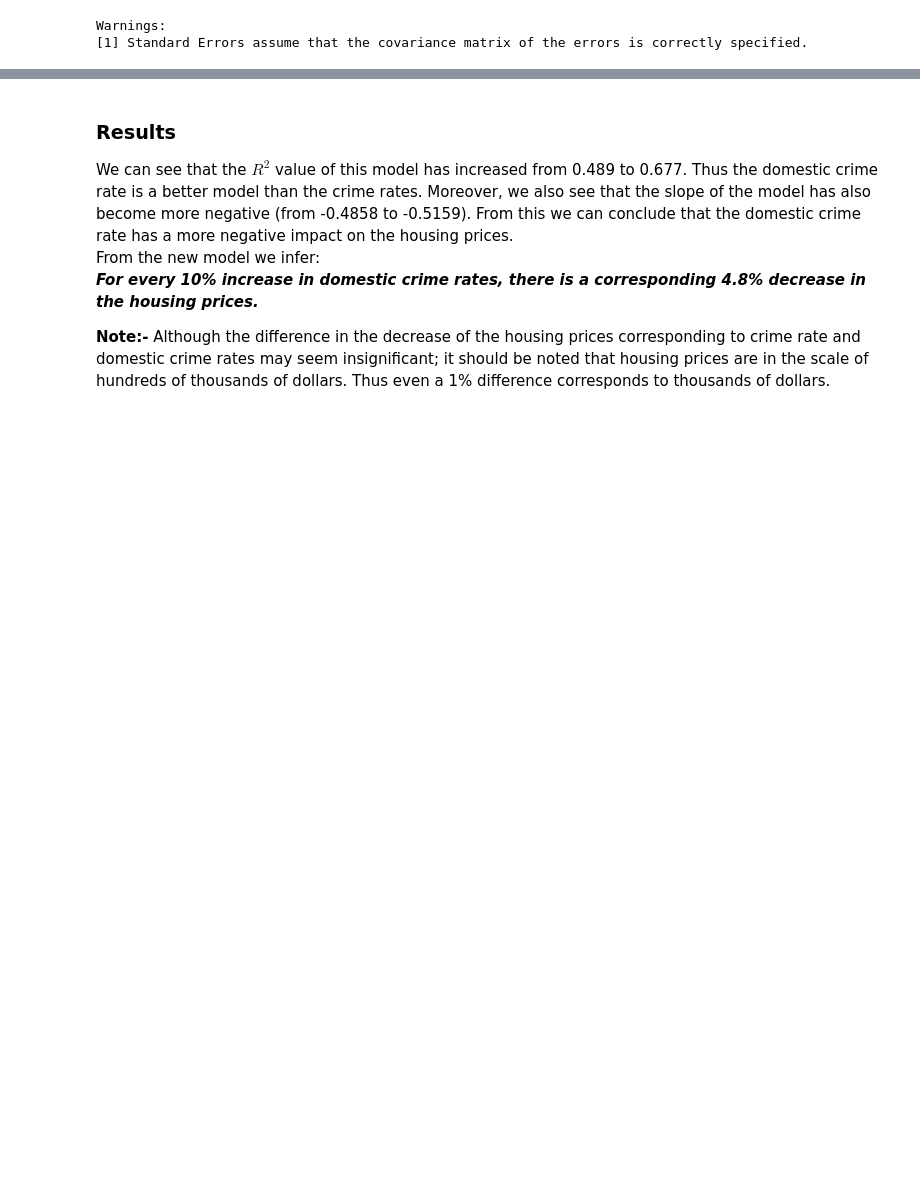
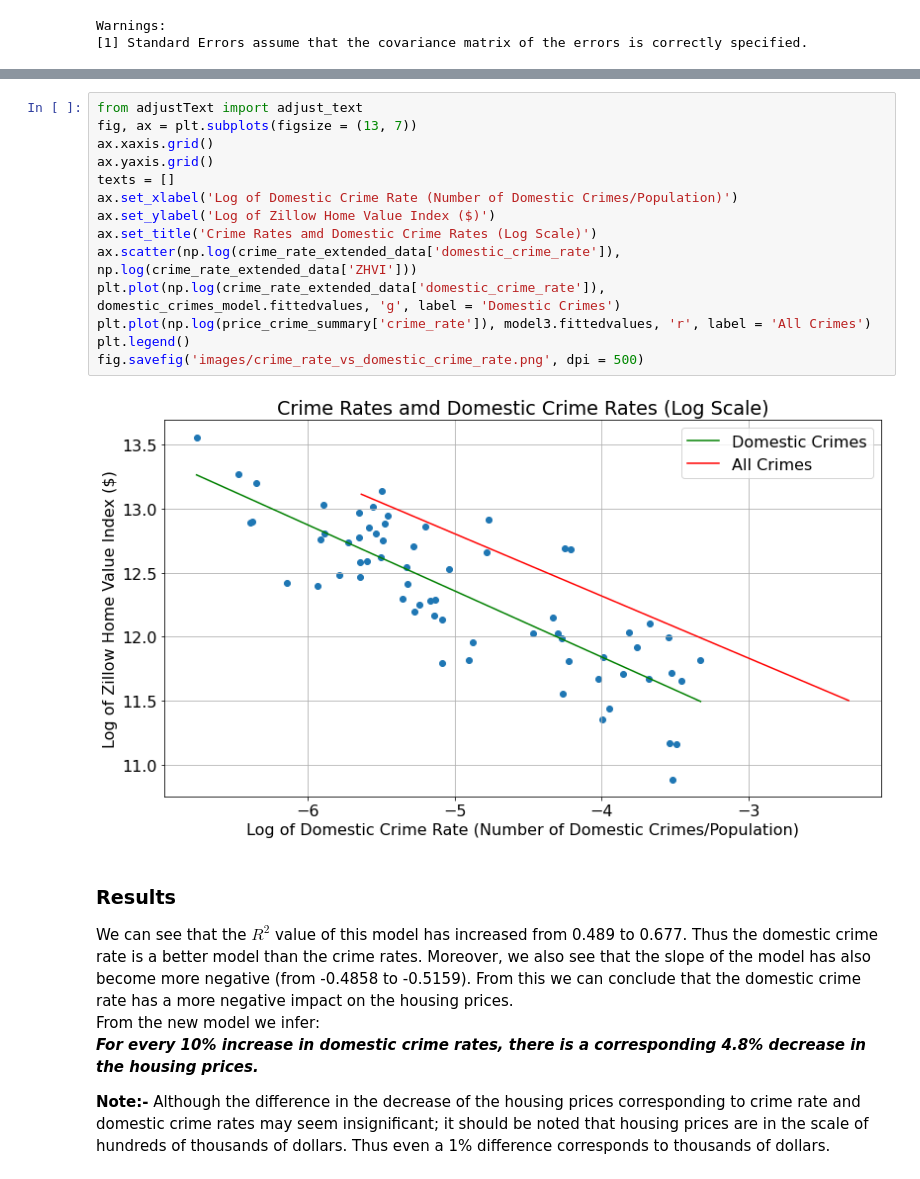
Before and after one commit to chavi-g/crime-rate-and-housing-price-analysis, a Jupyter notebook: final-project-report.ipynb, the cells around one changed output, grey strips where cells are left out. Saved outputs shown, nothing was run; the diff lists cells and outputs as text; blank space fills up the shorter version.

Commit message:
Adding image for crime vs domestic crime rate comparison

```diff
--- a/final-project-report.ipynb
+++ b/final-project-report.ipynb
@@ -413,6 +409,22 @@ for index, point in crime_rate_extended_data.iterrows():
 fig.savefig('images/domestic_crime_vs_prices_regression_log_scaled.png', dpi = 500)
 # %% [output]
 [figure]
+# %%
+from adjustText import adjust_text
+fig, ax = plt.subplots(figsize = (13, 7))
+ax.xaxis.grid()
+ax.yaxis.grid()
+texts = []
+ax.set_xlabel('Log of Domestic Crime Rate (Number of Domestic Crimes/Population)')
+ax.set_ylabel('Log of Zillow Home Value Index ($)')
+ax.set_title('Crime Rates amd Domestic Crime Rates (Log Scale)')
+ax.scatter(np.log(crime_rate_extended_data['domestic_crime_rate']), np.log(crime_rate_extended_data['ZHVI']))
+plt.plot(np.log(crime_rate_extended_data['domestic_crime_rate']), domestic_crimes_model.fittedvalues, 'g', label = 'Domestic Crimes')
+plt.plot(np.log(price_crime_summary['crime_rate']), model3.fittedvalues, 'r', label = 'All Crimes')
+plt.legend()
+fig.savefig('images/crime_rate_vs_domestic_crime_rate.png', dpi = 500)
+# %% [output]
+[figure, added]
 # %% [markdown]
 ### Results
 
```
Also changed, not shown: parts of 1 cell of this notebook, 1 other file.
